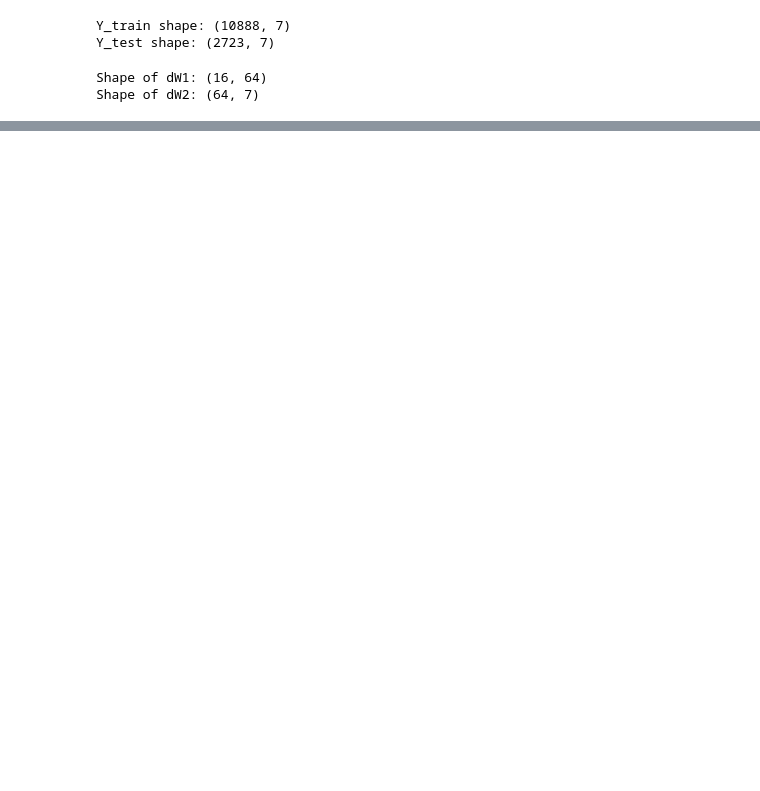
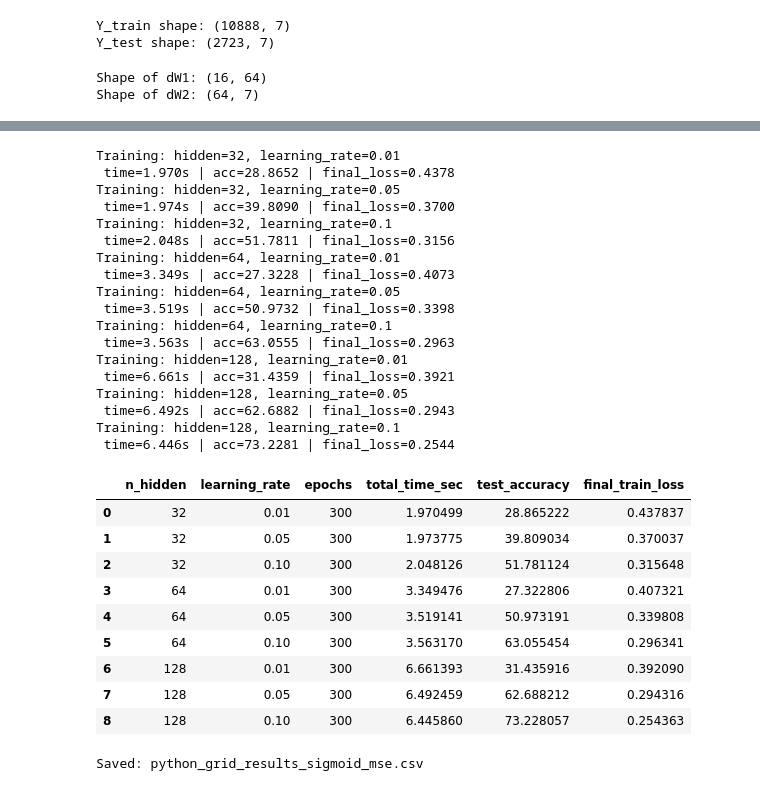
Before and after one commit to JoshNarindra/NN_Matlab_Py_Comparison, a Jupyter notebook: python code.ipynb, the cells around one changed output, grey strips where cells are left out. Drawn from its saved outputs; the diff is of its cells as text; code cells hidden in the pictures; blank space fills up the shorter version.

Commit message:
python code (final)

```diff
--- a/python code.ipynb
+++ b/python code.ipynb
@@ -192,11 +192,10 @@ Y_test shape: (2723, 7)
 # %%
 #Now we will proceed to the backpropagation
 
-def init_parameters(n_hidden, seed=42):
-    rng=np.random.default_rng(seed)
-    W1=rng.normal(0, 0.01, size=(n_input, n_hidden))
+def init_parameters(n_hidden):
+    W1=np.random.normal(0, 1, size=(n_input, n_hidden))*np.sqrt(1/n_input)
     b1=np.zeros((1, n_hidden))
-    W2=rng.normal(0, 0.01, size=(n_hidden, n_output))
+    W2=np.random.normal(0, 1, size=(n_hidden, n_output))*np.sqrt(1/n_hidden)
     b2=np.zeros((1, n_output))
     return W1, b1, W2, b2
 
@@ -219,7 +218,7 @@ def backward(X, y_true, a1, a2, W2):
     db2 = np.sum(delta2, axis=0, keepdims=True)
 
     #This is the hidden layer error
-    delta1 = (delta2 @ W2.T)*sigmoid_derivative(a1) / N
+    delta1 = (delta2 @ W2.T)*sigmoid_derivative(a1)
 
     #These are the gradients for W1 and b1
     dW1 = X.T @ delta1
@@ -252,15 +251,15 @@ def predict(X, W1, b1, W2, b2):
     return np.argmax(a2, axis=1)
 
 def accuracy(y_pred, y_true):
-    return float(np.mean(y_pred == y_true))
+    return float(np.mean(y_pred == y_true)) * 100
 
 #These are the training hyperparameters
-learning_rate = 0.1
+learning_rate = 0.05
 epochs = 300
 
 #And here we track the performance
-def train_one_setting(n_hidden, learning_rate, epochs=200, seed=42, record_curve=False):
-    W1, b1, W2, b2 = init_parameters(n_hidden, seed=seed)
+def train_one_setting(n_hidden, learning_rate, epochs=200, record_curve=False):
+    W1, b1, W2, b2 = init_parameters(n_hidden)
 
     train_losses = []
     loss_curve = []
@@ -434,0 +377,57 @@ plt.show()
+# %%
+#Now for the required grid
+
+hidden_list = [32, 64, 128]
+learning_rate_list = [0.01, 0.05, 0.1]
+epochs=300
+
+results=[]
+best=None
+best_acc = -1
+
+for h in hidden_list:
+    for learning_rate in learning_rate_list:
+        print(f"Training: hidden={h}, learning_rate={learning_rate}")
+        res = train_one_setting(n_hidden=h, learning_rate=learning_rate, epochs=epochs, record_curve=False)
+        results.append(res)
+        print(f" time={res['total_time_sec']:.3f}s | acc={res['test_accuracy']:.4f} | final_loss={res['final_train_loss']:.4f}")
+
+        if res["test_accuracy"] > best_acc:
+            best_acc = res["test_accuracy"]
+            best = (h, learning_rate)
+
+df_res=pd.DataFrame(results).sort_values(["n_hidden", "learning_rate"]).reset_index(drop=True)
+display(df_res)
+
+df_res.to_csv("python_grid_results_sigmoid_mse.csv", index=False)
+print("Saved: python_grid_results_sigmoid_mse.csv")
+# %% [output]
+Training: hidden=32, learning_rate=0.01
+ time=1.970s | acc=28.8652 | final_loss=0.4378
+Training: hidden=32, learning_rate=0.05
+ time=1.974s | acc=39.8090 | final_loss=0.3700
+Training: hidden=32, learning_rate=0.1
+ time=2.048s | acc=51.7811 | final_loss=0.3156
+Training: hidden=64, learning_rate=0.01
+ time=3.349s | acc=27.3228 | final_loss=0.4073
+Training: hidden=64, learning_rate=0.05
+ time=3.519s | acc=50.9732 | final_loss=0.3398
+Training: hidden=64, learning_rate=0.1
+ time=3.563s | acc=63.0555 | final_loss=0.2963
+Training: hidden=128, learning_rate=0.01
+ time=6.661s | acc=31.4359 | final_loss=0.3921
+Training: hidden=128, learning_rate=0.05
+ time=6.492s | acc=62.6882 | final_loss=0.2943
+Training: hidden=128, learning_rate=0.1
+ time=6.446s | acc=73.2281 | final_loss=0.2544
+|  | n_hidden | learning_rate | epochs | total_time_sec | test_accuracy | final_train_loss |
+| 0 | 32 | 0.01 | 300 | 1.970499 | 28.865222 | 0.437837 |
+| 1 | 32 | 0.05 | 300 | 1.973775 | 39.809034 | 0.370037 |
+| 2 | 32 | 0.10 | 300 | 2.048126 | 51.781124 | 0.315648 |
+| 3 | 64 | 0.01 | 300 | 3.349476 | 27.322806 | 0.407321 |
+| 4 | 64 | 0.05 | 300 | 3.519141 | 50.973191 | 0.339808 |
+| 5 | 64 | 0.10 | 300 | 3.563170 | 63.055454 | 0.296341 |
+| 6 | 128 | 0.01 | 300 | 6.661393 | 31.435916 | 0.392090 |
+| 7 | 128 | 0.05 | 300 | 6.492459 | 62.688212 | 0.294316 |
+| 8 | 128 | 0.10 | 300 | 6.445860 | 73.228057 | 0.254363 |
+Saved: python_grid_results_sigmoid_mse.csv
```
Also changed, not shown: parts of 6 cells of this notebook, 1 other file.
